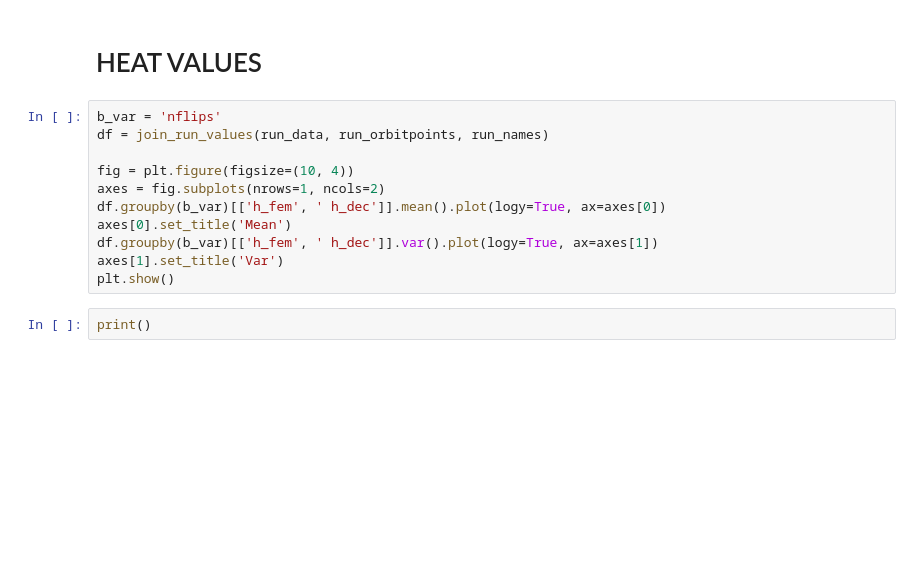
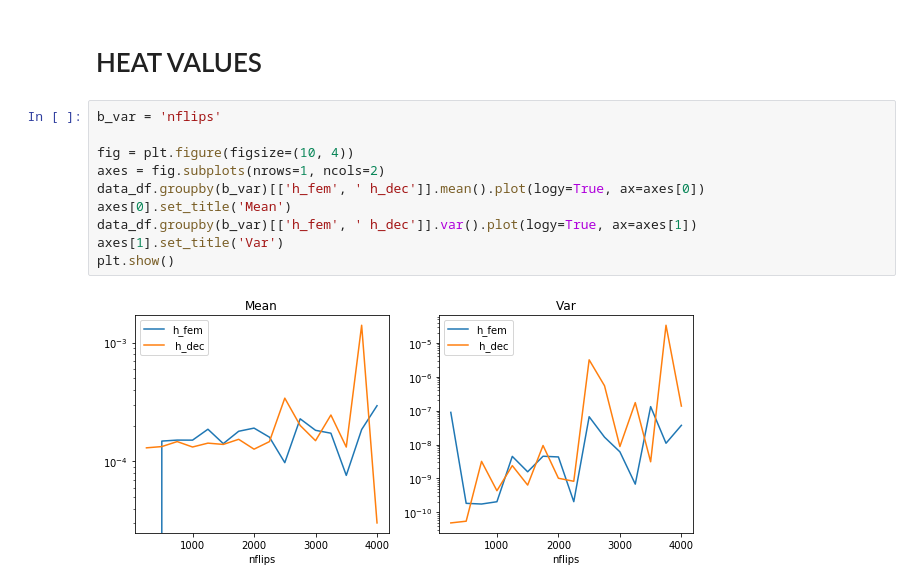
Before and after one commit to PhHerholz/TetLib, a Jupyter notebook: notebooks/heat_diffusion_flips.ipynb, the cells around one changed output. Cells and saved outputs as stored; diff of their text form; blank space fills up the shorter version.

```diff
--- a/notebooks/heat_diffusion_flips.ipynb
+++ b/notebooks/heat_diffusion_flips.ipynb
@@ -68,15 +118,14 @@ plt.show()
 # HEAT VALUES
 # %%
 b_var = 'nflips'
-df = join_run_values(run_data, run_orbitpoints, run_names)
 
 fig = plt.figure(figsize=(10, 4))
 axes = fig.subplots(nrows=1, ncols=2)
-df.groupby(b_var)[['h_fem', ' h_dec']].mean().plot(logy=True, ax=axes[0])
+data_df.groupby(b_var)[['h_fem', ' h_dec']].mean().plot(logy=True, ax=axes[0])
 axes[0].set_title('Mean')
-df.groupby(b_var)[['h_fem', ' h_dec']].var().plot(logy=True, ax=axes[1])
+data_df.groupby(b_var)[['h_fem', ' h_dec']].var().plot(logy=True, ax=axes[1])
 axes[1].set_title('Var')
 plt.show()
+# %% [output]
+[figure, added]
-# %%
-print()
 # %%
```
Also changed, not shown: parts of 10 cells of this notebook, 4 other files.
